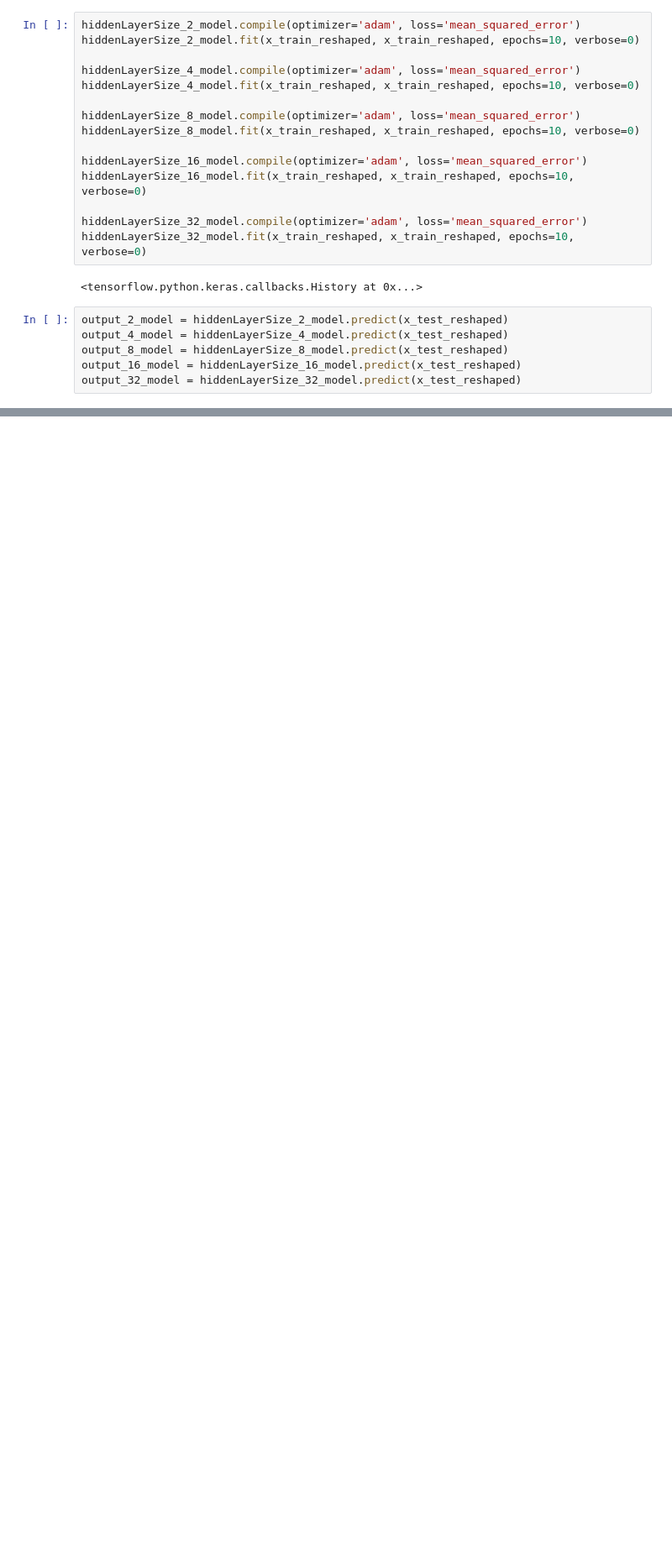
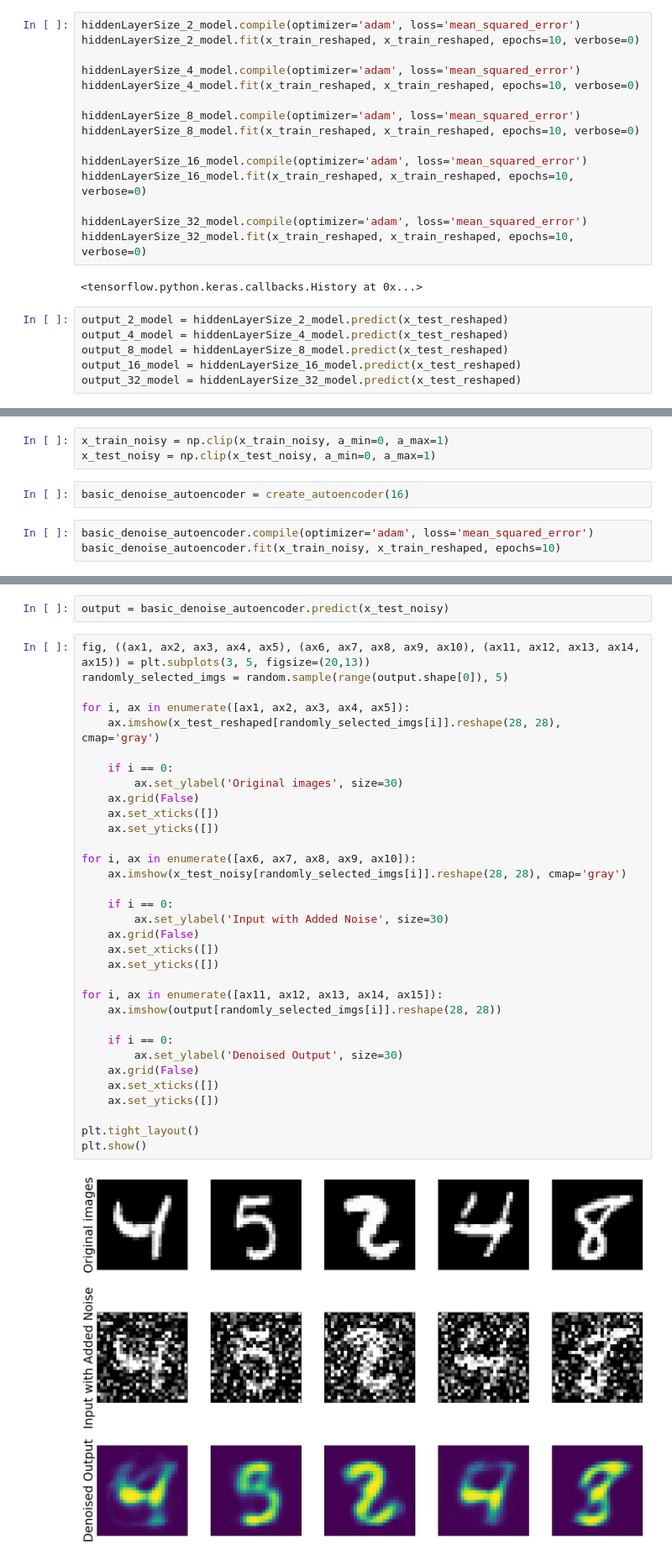
Before and after one commit to rebbrunner/data-science-env, a Jupyter notebook: notebooks/ch5_autoencoders.ipynb, the cells around one changed output, grey strips where cells are left out. Shown at 84% size. Drawn from its saved outputs; the diff is of its cells as text; blank space fills up the shorter version.

Commit message:
Add section on denoising for autoencoders

```diff
--- a/notebooks/ch5_autoencoders.ipynb
+++ b/notebooks/ch5_autoencoders.ipynb
@@ -158,0 +172,8 @@ plt.show()
+# %%
+x_train_noisy = np.clip(x_train_noisy, a_min=0, a_max=1)
+x_test_noisy = np.clip(x_test_noisy, a_min=0, a_max=1)
+# %%
+basic_denoise_autoencoder = create_autoencoder(16)
+# %%
+basic_denoise_autoencoder.compile(optimizer='adam', loss='mean_squared_error')
+basic_denoise_autoencoder.fit(x_train_noisy, x_train_reshaped, epochs=10)
@@ -158,0 +202,37 @@ plt.show()
+# %%
+output = basic_denoise_autoencoder.predict(x_test_noisy)
+# %%
+fig, ((ax1, ax2, ax3, ax4, ax5), (ax6, ax7, ax8, ax9, ax10), (ax11, ax12, ax13, ax14, ax15)) = plt.subplots(3, 5, figsize=(20,13))
+randomly_selected_imgs = random.sample(range(output.shape[0]), 5)
+
+for i, ax in enumerate([ax1, ax2, ax3, ax4, ax5]):
+    ax.imshow(x_test_reshaped[randomly_selected_imgs[i]].reshape(28, 28), cmap='gray')
+
+    if i == 0:
+        ax.set_ylabel('Original images', size=30)
+    ax.grid(False)
+    ax.set_xticks([])
+    ax.set_yticks([])
+
+for i, ax in enumerate([ax6, ax7, ax8, ax9, ax10]):
+    ax.imshow(x_test_noisy[randomly_selected_imgs[i]].reshape(28, 28), cmap='gray')
+
+    if i == 0:
+        ax.set_ylabel('Input with Added Noise', size=30)
+    ax.grid(False)
+    ax.set_xticks([])
+    ax.set_yticks([])
+
+for i, ax in enumerate([ax11, ax12, ax13, ax14, ax15]):
+    ax.imshow(output[randomly_selected_imgs[i]].reshape(28, 28))
+
+    if i == 0:
+        ax.set_ylabel('Denoised Output', size=30)
+    ax.grid(False)
+    ax.set_xticks([])
+    ax.set_yticks([])
+
+plt.tight_layout()
+plt.show()
+# %% [output]
+[figure, added]
```
Also changed, not shown: parts of 18 cells of this notebook.
